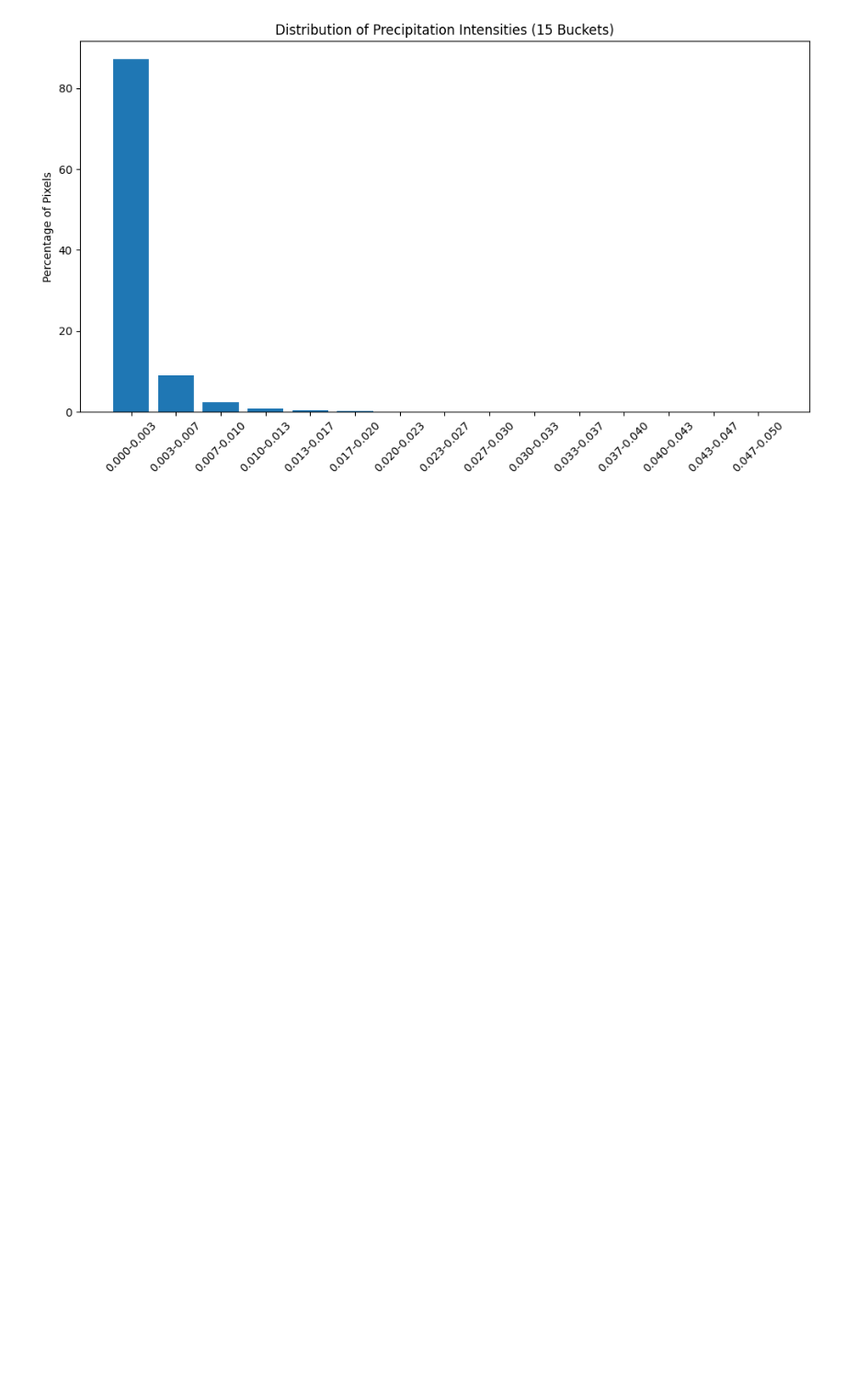
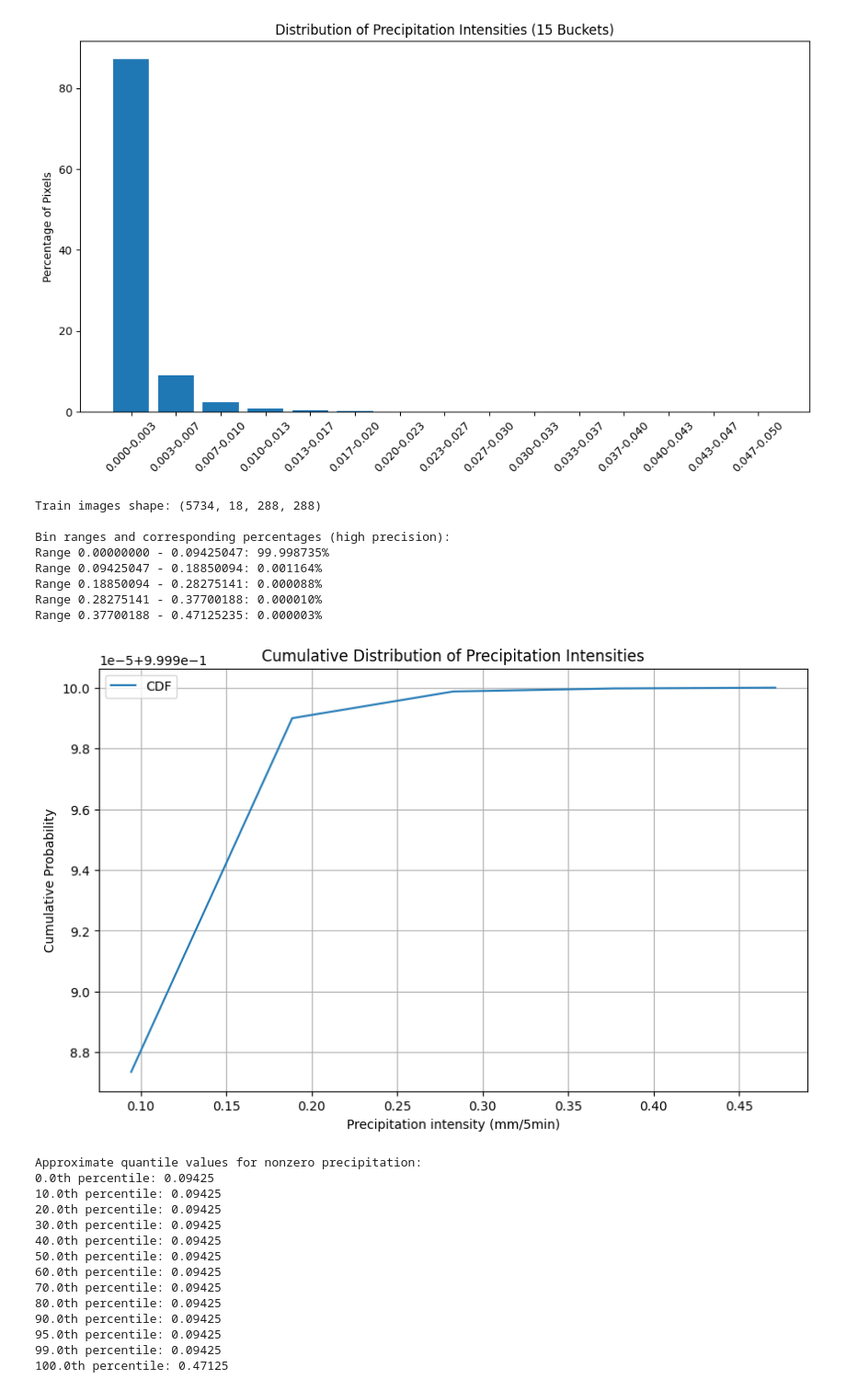
Before and after one commit to nstavr04/MasterThesisSnellius, a Jupyter notebook: ThesisCode/view_dataset.ipynb, the cells around one changed output. Shown at 92% size. Drawn from its saved outputs; the diff is of its cells as text; code cells hidden in the pictures; blank space fills up the shorter version.

```diff
--- a/ThesisCode/view_dataset.ipynb
+++ b/ThesisCode/view_dataset.ipynb
@@ -206,3 +206,81 @@ Range 0.04000 - 0.04333: 0.00%
 Range 0.04333 - 0.04667: 0.00%
 Range 0.04667 - 0.05000: 0.00%
 [figure]
+# %%
+import h5py
+import numpy as np
+import matplotlib.pyplot as plt
+
+# File path
+h5_file_path = "data/precipitation/train_test_2016-2019_input-length_12_img-ahead_6_rain-threshold_50.h5"
+
+# Define histogram parameters
+num_bins = 5
+max_precip = 0.47125235  # adjust based on your data (most values are below this)
+bin_edges = np.linspace(0, max_precip, num_bins + 1)
+hist = np.zeros(num_bins, dtype=np.float64)
+total_pixels = 0
+
+with h5py.File(h5_file_path, "r") as f:
+    train_images = f["train"]["images"]
+    print("Train images shape:", train_images.shape)
+    target_frame_index = train_images.shape[1] - 1  # using the last frame as target
+    for i in range(train_images.shape[0]):
+        target_img = train_images[i, target_frame_index, :, :]
+        # Update histogram for this image
+        h, _ = np.histogram(target_img, bins=bin_edges)
+        hist += h
+        total_pixels += target_img.size
+
+# Compute percentage for each bin
+percentages = 100 * hist / total_pixels
+print("\nBin ranges and corresponding percentages (high precision):")
+for i in range(num_bins):
+    print(f"Range {bin_edges[i]:.8f} - {bin_edges[i+1]:.8f}: {percentages[i]:.6f}%")
+
+# Compute CDF from the histogram
+cdf = np.cumsum(hist)
+cdf = cdf / cdf[-1]
+
+plt.figure(figsize=(10, 6))
+plt.plot(bin_edges[1:], cdf, label="CDF")
+plt.xlabel("Precipitation intensity (mm/5min)")
+plt.ylabel("Cumulative Probability")
+plt.title("Cumulative Distribution of Precipitation Intensities")
+plt.grid(True)
+plt.legend()
+plt.show()
+
+# Estimate quantile values (inverse CDF)
+# Define desired quantiles (in fraction form)
+quantile_fracs = np.array([0, 0.1, 0.2, 0.3, 0.4, 0.5, 0.6, 0.7, 0.8, 0.9, 0.95, 0.99, 1.0])
+# np.interp: x = quantile_fracs, xp = cdf, fp = bin_edges[1:]
+quantile_values = np.interp(quantile_fracs, cdf, bin_edges[1:])
+
+print("Approximate quantile values for nonzero precipitation:")
+for q, val in zip(quantile_fracs, quantile_values):
+    print(f"{q*100:.1f}th percentile: {val:.5f}")
+# %% [output]
+Train images shape: (5734, 18, 288, 288)
+
+Bin ranges and corresponding percentages (high precision):
+Range 0.00000000 - 0.09425047: 99.998735%
+Range 0.09425047 - 0.18850094: 0.001164%
+Range 0.18850094 - 0.28275141: 0.000088%
+Range 0.28275141 - 0.37700188: 0.000010%
+Range 0.37700188 - 0.47125235: 0.000003%
+[figure, added]
+Approximate quantile values for nonzero precipitation:
+0.0th percentile: 0.09425
+10.0th percentile: 0.09425
+20.0th percentile: 0.09425
+30.0th percentile: 0.09425
+40.0th percentile: 0.09425
+50.0th percentile: 0.09425
+60.0th percentile: 0.09425
+70.0th percentile: 0.09425
+80.0th percentile: 0.09425
+90.0th percentile: 0.09425
+95.0th percentile: 0.09425
+99.0th percentile: 0.09425
+100.0th percentile: 0.47125
```
Also changed, not shown: parts of 8 cells of this notebook, 2 other files.
